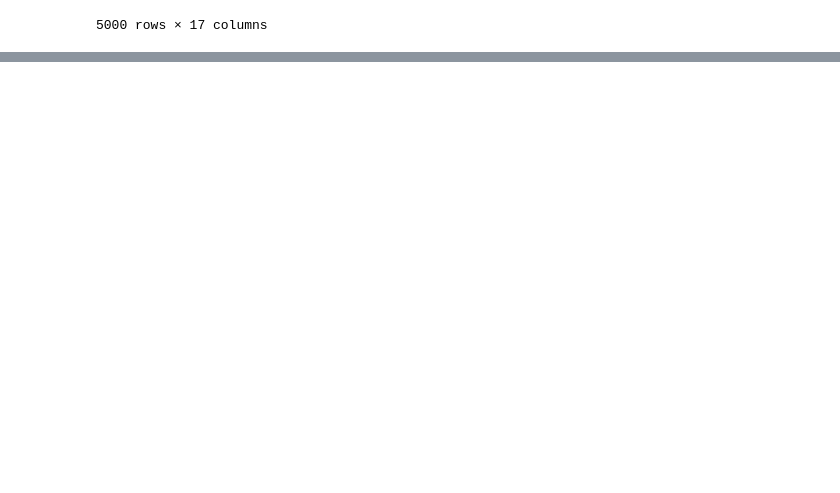
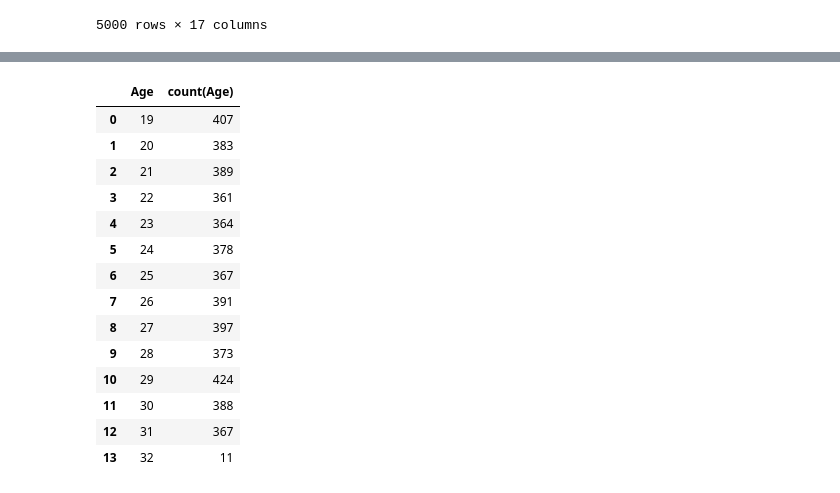
Before and after one commit to asaputra1995/ETLWithPandas, a Jupyter notebook: ETL with Pandas.ipynb, the cells around one changed output, grey strips where cells are left out. Cells and saved outputs as stored; diff of their text form; code cells hidden in the pictures; blank space fills up the shorter version.

```diff
--- a/ETL with Pandas.ipynb
+++ b/ETL with Pandas.ipynb
@@ -150,0 +319,24 @@ df_participant
+# %%
+query="""
+SELECT Age, count(Age)
+FROM df_participant
+group by Age
+"""
+
+sqldf(query)
+# %% [output]
+|  | Age | count(Age) |
+| 0 | 19 | 407 |
+| 1 | 20 | 383 |
+| 2 | 21 | 389 |
+| 3 | 22 | 361 |
+| 4 | 23 | 364 |
+| 5 | 24 | 378 |
+| 6 | 25 | 367 |
+| 7 | 26 | 391 |
+| 8 | 27 | 397 |
+| 9 | 28 | 373 |
+| 10 | 29 | 424 |
+| 11 | 30 | 388 |
+| 12 | 31 | 367 |
+| 13 | 32 | 11 |
```
Also changed, not shown: parts of 25 cells of this notebook.
